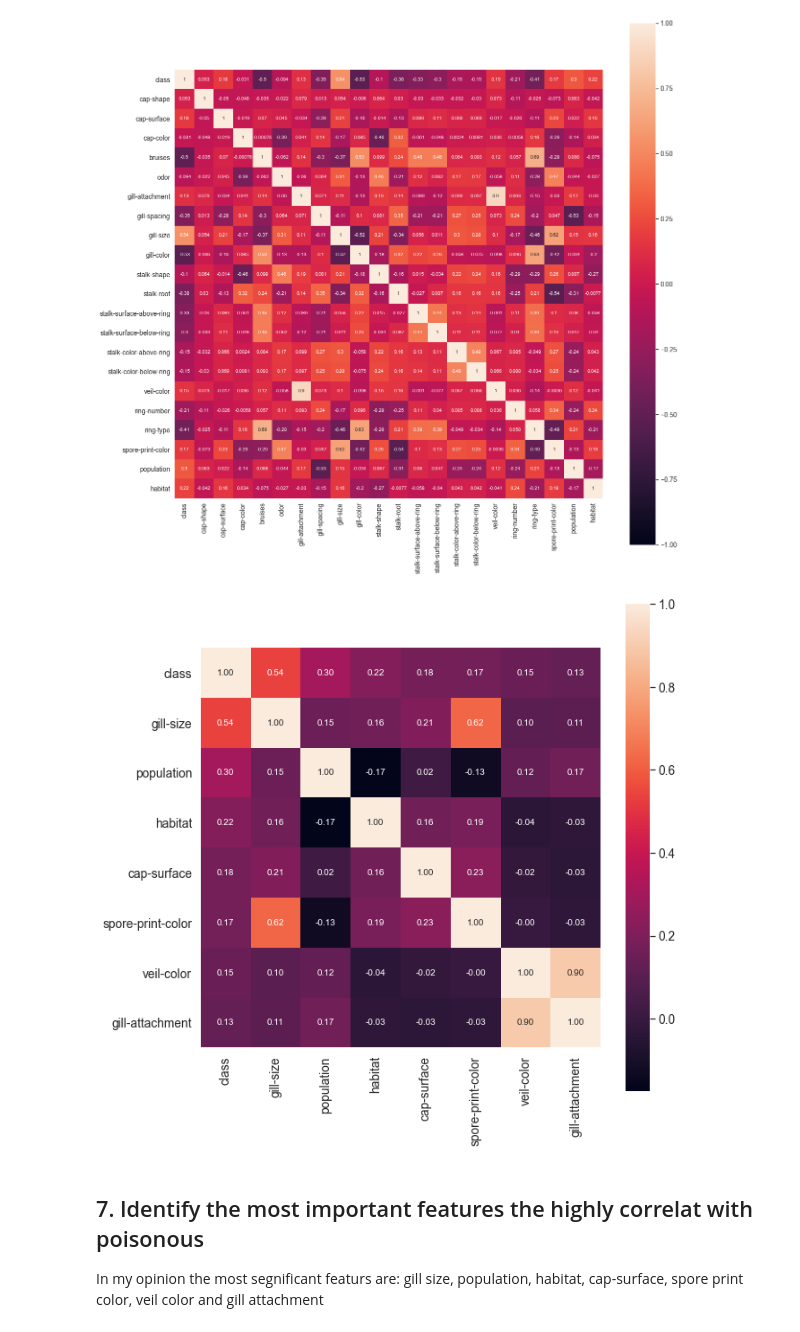
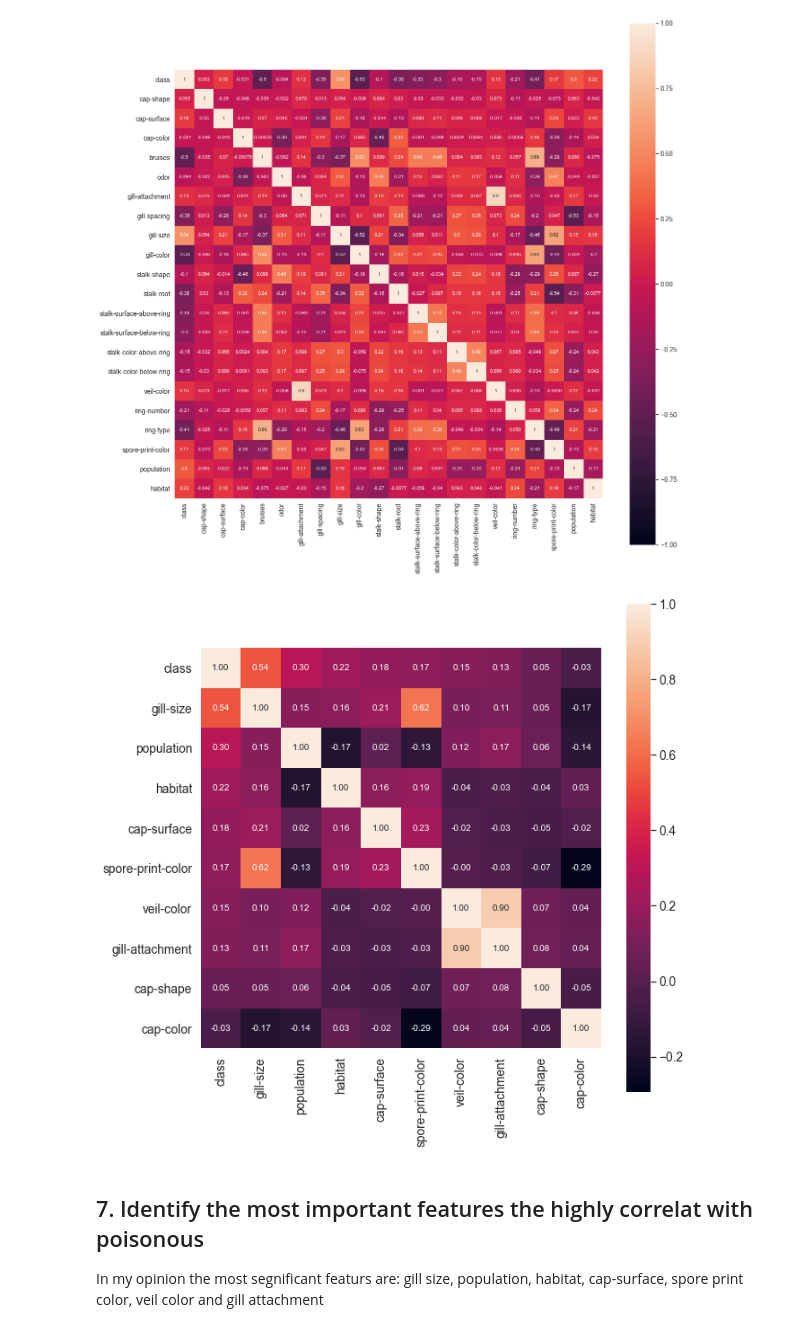
Before and after one commit to joni-menahem/DataScience-DrorLederman-assign1, a Jupyter notebook: assign1.ipynb, the cells around one changed output. Cells and saved outputs as stored; diff of their text form; code cells hidden in the pictures.

```diff
--- a/assign1.ipynb
+++ b/assign1.ipynb
@@ -161,15 +161,15 @@ plt.show()
 # %%
 # correlation matrix of 'k' higly correlated features (correlated with class)
 
 plt.figure(figsize=(10, 10))
-k = 8 #number of variables for heatmap
+k = 10 #number of variables for heatmap
 cols = corrMatrix.nlargest(k, 'class')['class'].index
 cm = np.corrcoef(le_matrix[cols].values.T)
 sns.set(font_scale=1.25)
 hm = sns.heatmap(cm, cbar=True, annot=True, square=True, fmt='.2f', annot_kws={'size': 10}, yticklabels=cols.values, xticklabels=cols.values)
 plt.show()
 # %% [output]
-[figure, old version]
+[figure, new version]
 # %% [markdown]
 <h2>7. Identify the most important features the highly correlat with poisonous</h2>
 
```
Also changed, not shown: parts of 16 cells of this notebook.
